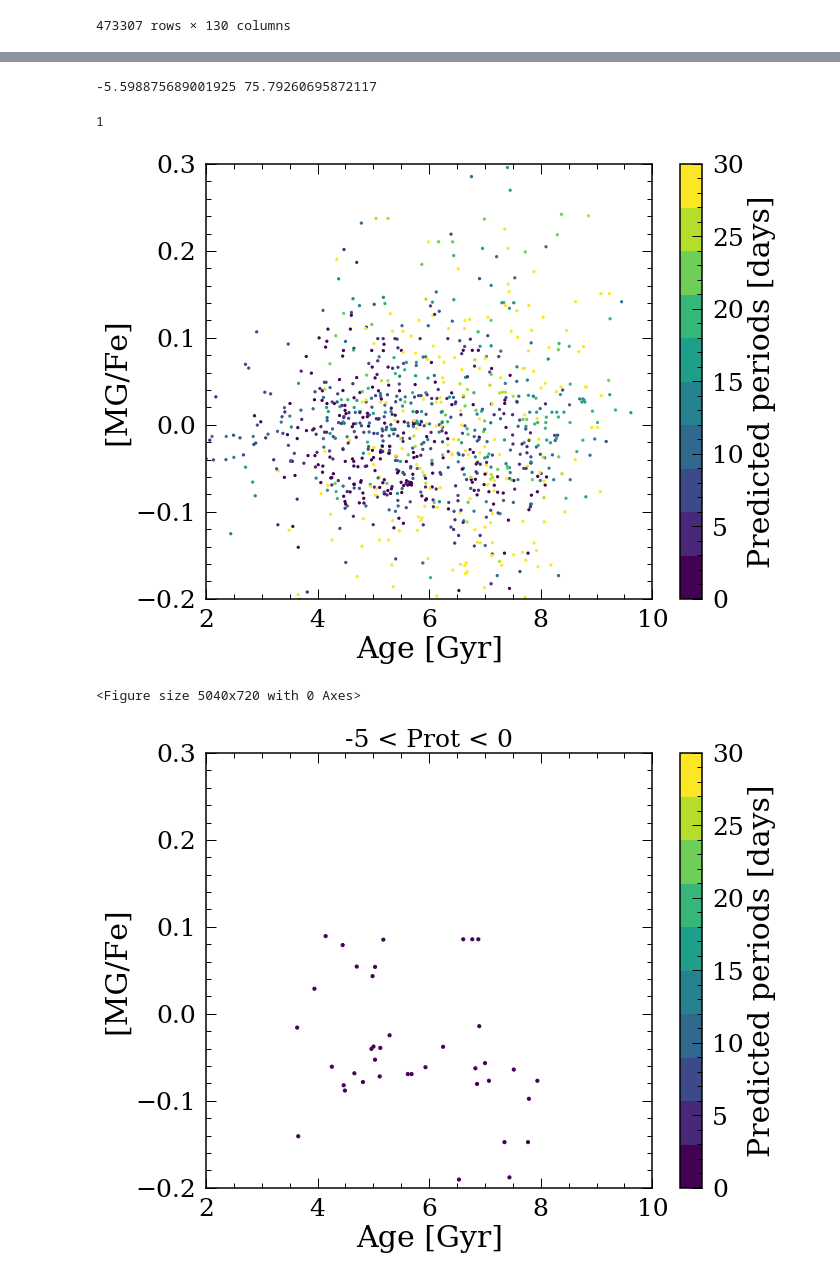
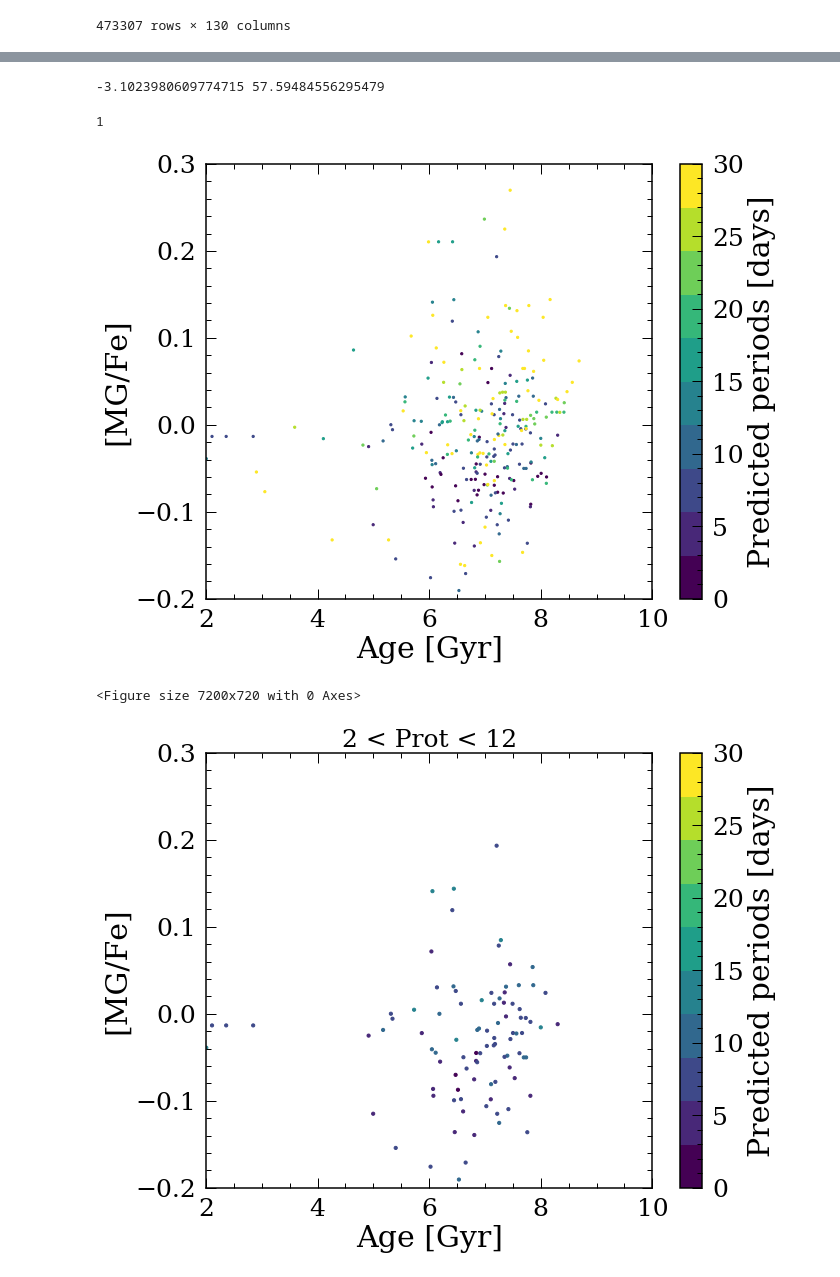
Before and after one commit to lyx12311/RotationScatter, a Jupyter notebook: ImpNB/APOGEE.ipynb, the cells around one changed output, grey strips where cells are left out. Drawn from its saved outputs; the diff is of its cells as text; code cells hidden in the pictures.

```diff
--- a/ImpNB/APOGEE.ipynb
+++ b/ImpNB/APOGEE.ipynb
@@ -20,3 +20,14 @@ ages
 | 473305 | 2M23595886+5726058 | 4424.0 | apo25m | 359.995265 | 57.434956 | 4852.323730 | 23.762592 | 2.430786 | 0.027727 | ... |
 | 473306 | 2M23595980+1528407 | 4548.0 | apo25m | 359.999181 | 15.477974 | 5550.899414 | 152.112595 | 2.915900 | 0.391981 | ... |
 473307 rows × 130 columns
+# %%
+apoge=apoge.loc[apoge['Prot']>0].reset_index()
+apoge=apoge.loc[apoge['VSINI']>0].reset_index()
+plt.figure(figsize=(10,8))
+plt.scatter(apoge['Prot'],apoge['VSINI'],c=apoge['radius_val'],s=5,vmin=0,vmax=2)
+plt.xlabel('Prot')
+plt.ylabel('VSINI')
+plt.ylim([1,100])
+plt.xlim([1,100])
+plt.xscale('log')
+plt.yscale('log')
@@ -22,0 +36,6 @@ ages
+# %%
+apoge=apoge.loc[apoge['TEFF']>0]
+plt.figure(figsize=(10,8))
+plt.scatter(apoge['TEFF'],apoge['VSINI'],c='r',s=1)
+plt.xlabel('Teff')
+plt.ylabel('VSINI')
@@ -65,18 +105,18 @@ print(np.shape(solarstars))
 # %%
-def plotdiag(element,protselect):
+def plotdiag(solarstars,element,protselect,window):
     plt.figure(figsize=(10,8))
     cm = plt.cm.get_cmap('viridis',10)
 
-    plt.scatter(solarstars['age'],solarstars[element+'_FE'],s=5,c=solarstars['Prot_cannon'],
+    plt.scatter(solarstars['age'],solarstars[element],s=5,c=solarstars['Prot'],
                 cmap=cm,vmin=0,vmax=30)
     cb=plt.colorbar()
     cb.set_label('Predicted periods [days]')
     plt.xlabel('Age [Gyr]')
-    plt.ylabel('['+element+'/Fe]')
+    plt.ylabel(element)
     plt.xlim([2,10])
     plt.ylim([-0.2,0.3])
 
-    print(min(solarstars['Prot_cannon']),max((solarstars['Prot_cannon'])))
+    print(min(solarstars['Prot']),max((solarstars['Prot'])))
 
     cm = plt.cm.get_cmap('viridis',10)
 
@@ -84,19 +124,19 @@ def plotdiag(element,protselect):
     plt.figure(figsize=(10*(len(protselect)),10))
     for i in range(1,len(protselect)):
         plt.figure(figsize=(10,8))
-        m1=(solarstars['Prot_cannon']>protselect[i-1]) & (solarstars['Prot_cannon']<protselect[i])
+        m1=(solarstars['Prot']>protselect[i]-window) & (solarstars['Prot']<protselect[i]+window)
         m2=(solarstars['age']<10)
         m=m1&m2
 
-        plt.scatter(solarstars['age'][m],solarstars[element+'_FE'][m],
-                s=10,c=solarstars['Prot_cannon'][m],cmap=cm,vmin=0,vmax=30)
+        plt.scatter(solarstars['age'][m],solarstars[element][m],
+                s=10,c=solarstars['Prot'][m],cmap=cm,vmin=0,vmax=30)
         cb=plt.colorbar()
         cb.set_label('Predicted periods [days]')
         plt.xlabel('Age [Gyr]')
-        plt.ylabel('['+element+'/Fe]')
+        plt.ylabel(element)
         plt.xlim([2,10])
         plt.ylim([-0.2,0.3])
-        plt.title('%d < Prot < %d'%(protselect[i-1],protselect[i]),fontsize=25)
+        plt.title('%d < Prot < %d'%(protselect[i]-window,protselect[i]+window),fontsize=25)
     plt.tight_layout()
     return 1
 # %%
@@ -159,10 +203,10 @@ def calcdisp_prot(element,protselect):
 # %%
-protselect=np.linspace(-5,20,7)
+protselect=np.linspace(5,30,10)
 solarstars=solarstars.loc[solarstars['MG_FE']>-1000]
-plotdiag('MG',protselect)
+plotdiag(solarstars,'MG',protselect,5)
 # %% [output]
--5.598875689001925 75.79260695872117
+-3.1023980609774715 57.59484556295479
 1
-[figure, old version]
+[figure, new version]
-<Figure size 5040x720 with 0 Axes>
+<Figure size 7200x720 with 0 Axes>
-[figure, old version]
+[figure, new version]
```
Also changed, not shown: parts of 31 cells of this notebook, 1 other file.
